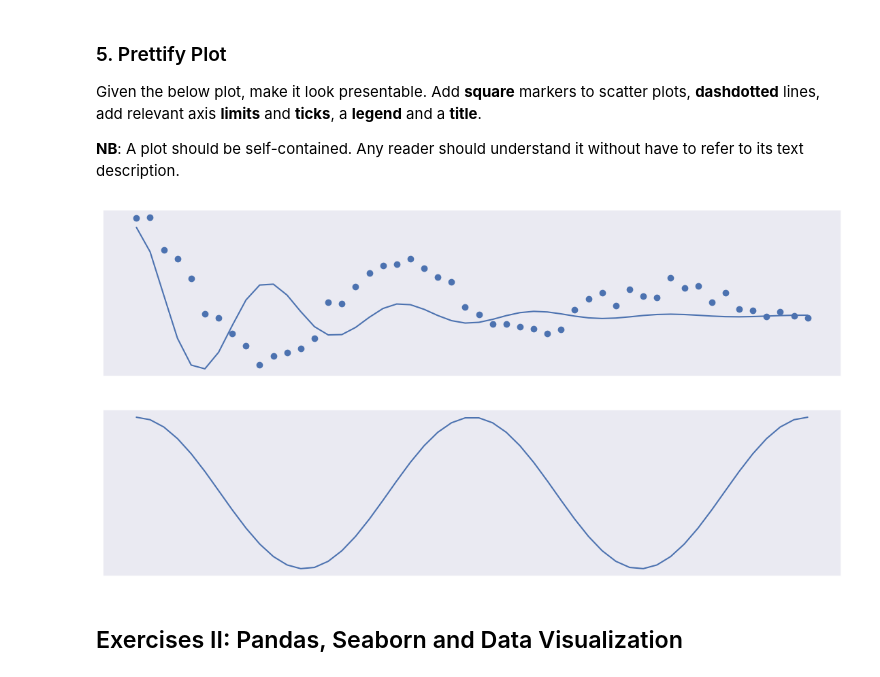
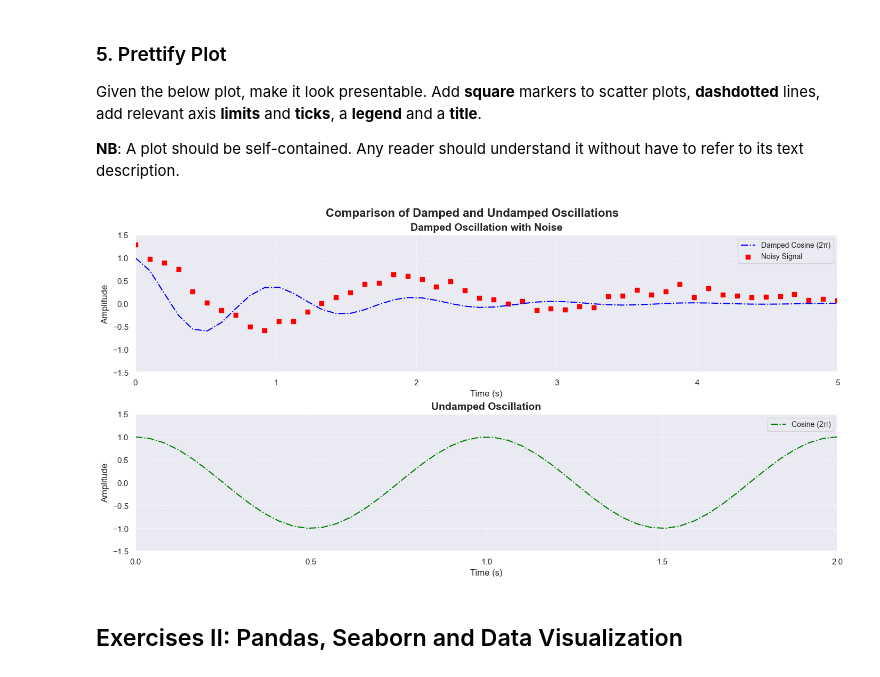
Before and after one commit to Kirigaya-Suguha/Final_Project_6, a Jupyter notebook: Project_6_Data Plots_and_Visualization.ipynb, the cells around one changed output. Cells and saved outputs as stored; diff of their text form; code cells hidden in the pictures.

```diff
--- a/Project_6_Data Plots_and_Visualization.ipynb
+++ b/Project_6_Data Plots_and_Visualization.ipynb
@@ -979,29 +1026,47 @@ Given the below plot, make it look presentable. Add **square** markers to scatte
 # %%
 # Data Synthetization
 x1 = np.linspace(0.0, 5.0)
 x2 = np.linspace(0.0, 2.0)
 
 y1 = np.cos(2 * np.pi * x1) * np.exp(-x1)
 y2 = np.cos(2 * np.pi * x2)
 y3 = np.cos(1 * np.pi * x1) * np.exp(-0.5 * x1) + 0.3 * np.random.random(size = x1.shape)
 
 # Plotting code
 # TODO make this pretty.
 
-fig, (ax1, ax2) = plt.subplots(2, 1)
+fig, (ax1, ax2) = plt.subplots(2, 1, figsize=(14, 7), constrained_layout=True)
 
-ax1.plot(x1, y1)
-ax1.scatter(x1, y3)
-ax1.get_xaxis().set_ticks([])
-ax1.get_yaxis().set_ticks([])
+# First subplot
+ax1.plot(x1, y1, color='blue', linestyle='dashdot', label='Damped Cosine (2π)')
+ax1.scatter(x1, y3, color='red', marker='s', label='Noisy Signal')
+ax1.set_xlim(0, 5)
+ax1.set_ylim(-1.5, 1.5)
+ax1.set_xticks(np.linspace(0, 5, 6))
+ax1.set_yticks(np.linspace(-1.5, 1.5, 7))
+ax1.set_xlabel('Time (s)', fontsize=12)
+ax1.set_ylabel('Amplitude', fontsize=12)
+ax1.set_title('Damped Oscillation with Noise', fontsize=14, weight='bold')
+ax1.legend(fontsize=10, loc='upper right')
+ax1.grid(True, linestyle='--', alpha=0.7)
 
-ax2.plot(x2, y2)
-ax2.get_xaxis().set_ticks([])
-ax2.get_yaxis().set_ticks([])
+# Second subplot
+ax2.plot(x2, y2, color='green', linestyle='dashdot', label='Cosine (2π)')
+ax2.set_xlim(0, 2)
+ax2.set_ylim(-1.5, 1.5)
+ax2.set_xticks(np.linspace(0, 2, 5))
+ax2.set_yticks(np.linspace(-1.5, 1.5, 7))
+ax2.set_xlabel('Time (s)', fontsize=12)
+ax2.set_ylabel('Amplitude', fontsize=12)
+ax2.set_title('Undamped Oscillation', fontsize=14, weight='bold')
+ax2.legend(fontsize=10, loc='upper right')
+ax2.grid(True, linestyle='--', alpha=0.7)
 
-plt.gcf().set_size_inches(14, 7)
+# Final adjustments
+fig.suptitle('Comparison of Damped and Undamped Oscillations', fontsize=16, weight='bold')
+plt.show()
 # %% [output]
-[figure, old version]
+[figure, new version]
 # %% [markdown]
 ## Exercises II: Pandas, Seaborn and Data Visualization
 # %%
```
Also changed, not shown: parts of 8 cells of this notebook.
